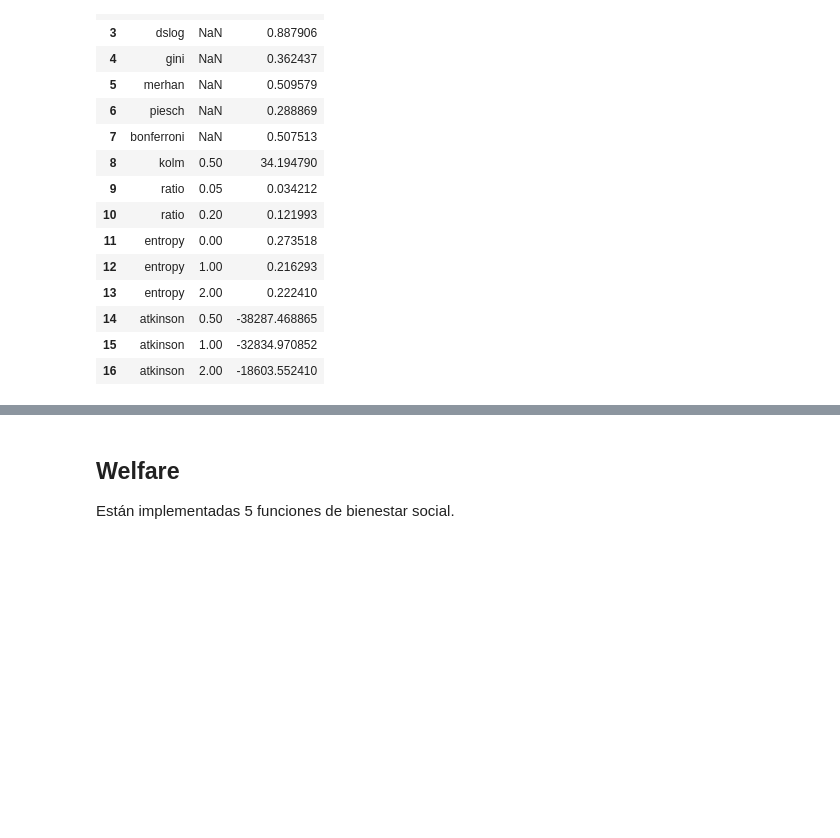
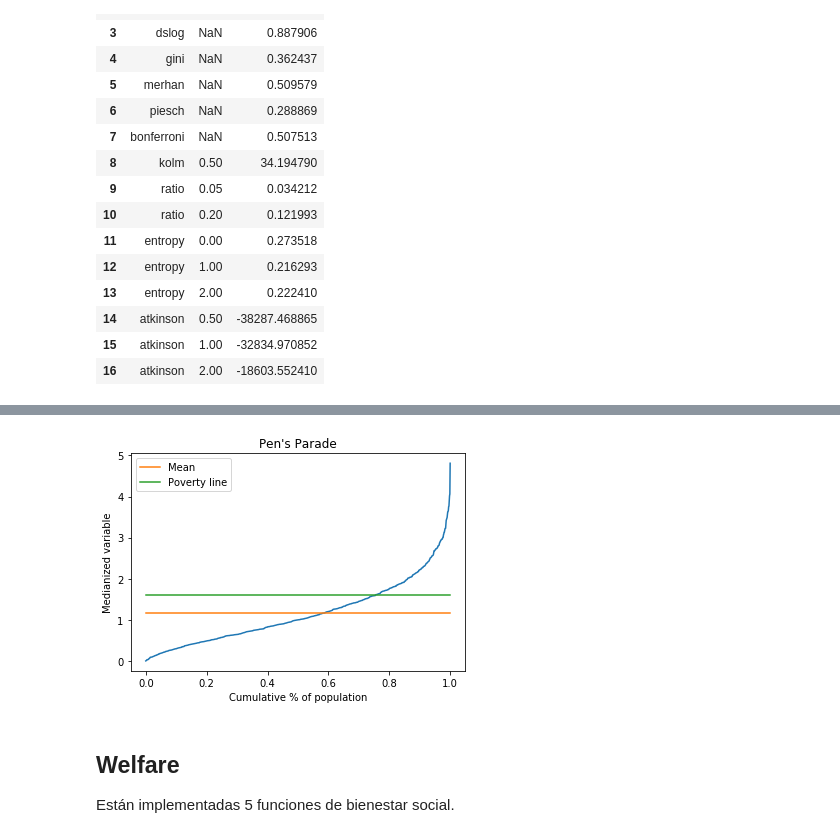
Before and after one commit to ngrion/apode, a Jupyter notebook: apode.ipynb, the cells around one changed output, grey strips where cells are left out. Cells and saved outputs as stored; diff of their text form; code cells hidden in the pictures; blank space fills up the shorter version.

```diff
--- a/apode.ipynb
+++ b/apode.ipynb
@@ -290,3 +314,9 @@ df_lor = dr2.lorenz()
+# %%
+# Pen's Parade
+# dr2.pen(pline=None,plot=True)
+df_pen = dr2.pen(pline=60)
+# %% [output]
+[figure, added]
 # %% [markdown]
 ## Welfare
 
```
Also changed, not shown: parts of 12 cells of this notebook, 4 other files.
